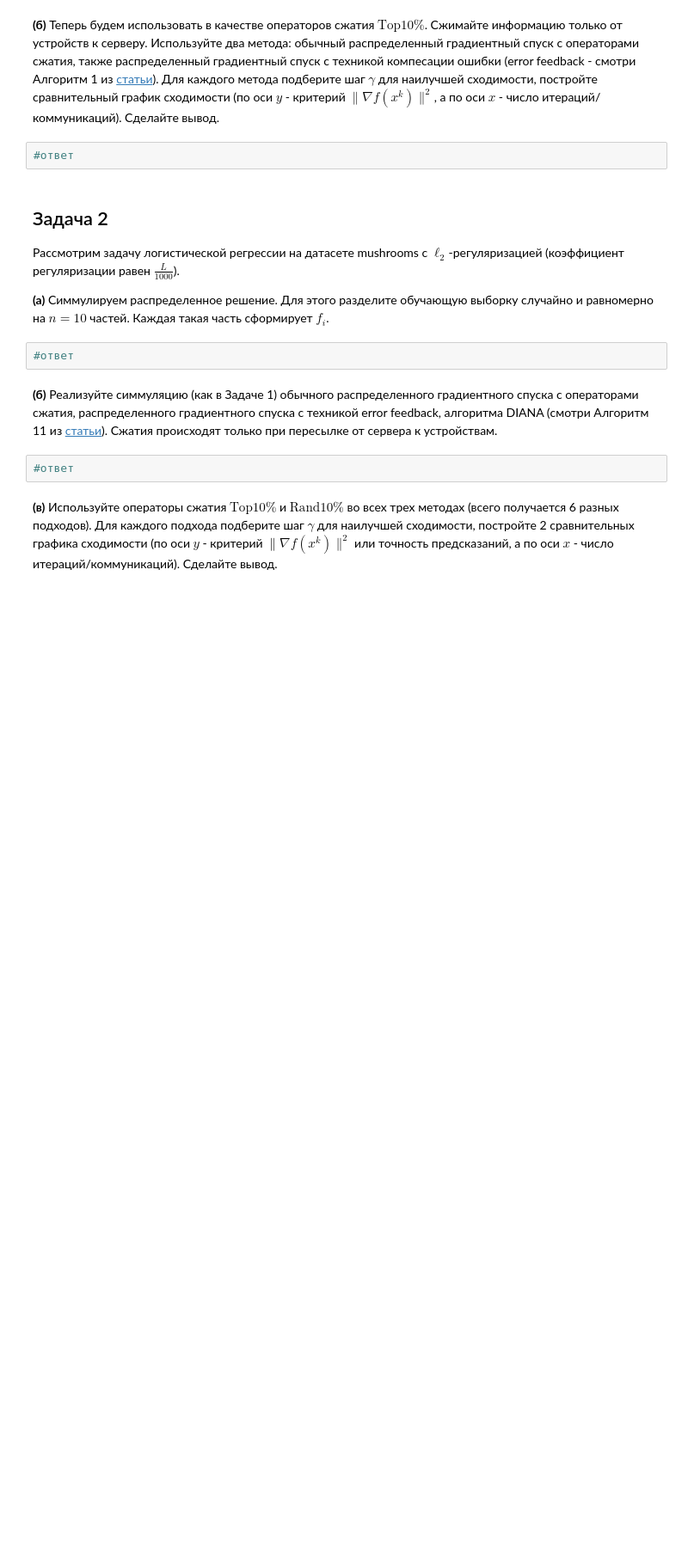
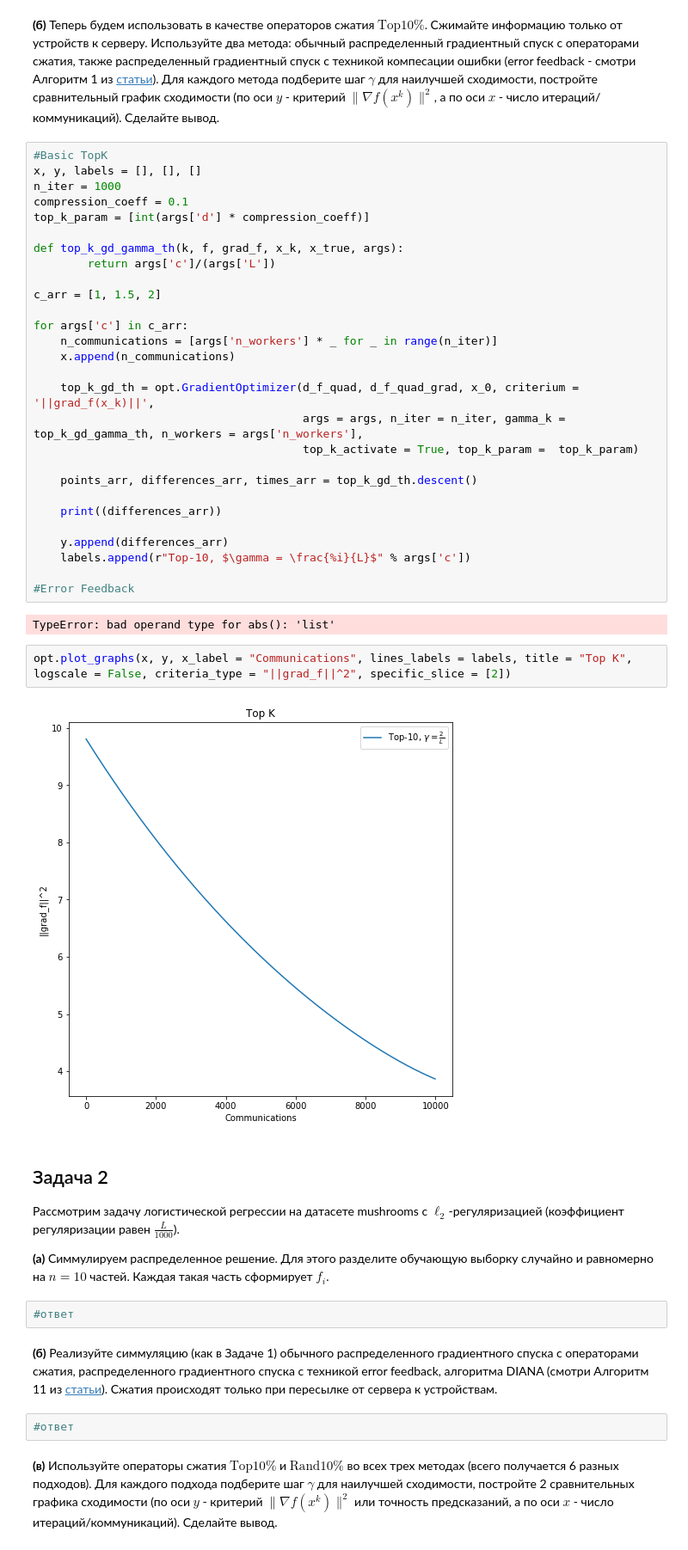
Before and after one commit to k2a07/MIPT-homeworks, a Jupyter notebook: Acharya_Kirill_Optimization_HW_7.ipynb, the cells around one changed output. Shown at 86% size. Cells and saved outputs as stored; diff of their text form; blank space fills up the shorter version.

```diff
--- a/Acharya_Kirill_Optimization_HW_7.ipynb
+++ b/Acharya_Kirill_Optimization_HW_7.ipynb
@@ -26,7 +90,39 @@ __(а)__ Для такой задачи симулируем распредел
 # %% [markdown]
 __(б)__ Теперь будем использовать в качестве операторов сжатия $\text{Top}10\%$. Сжимайте информацию только от устройств к серверу. Используйте два метода: обычный распределенный градиентный спуск с операторами сжатия, также распределенный градиентный спуск с техникой компесации ошибки (error feedback - смотри Алгоритм 1 из [статьи](https://arxiv.org/abs/2002.12410)). Для каждого метода подберите шаг $\gamma$ для наилучшей сходимости, постройте сравнительный график сходимости (по оси $y$ - критерий $\| \nabla f(x^k)\|^2$, а по оси $x$ - число итераций/коммуникаций). Сделайте вывод.
 # %%
-#ответ
+#Basic TopK
+x, y, labels = [], [], []
+n_iter = 1000
+compression_coeff = 0.1
+top_k_param = [int(args['d'] * compression_coeff)]
+
+def top_k_gd_gamma_th(k, f, grad_f, x_k, x_true, args):
+        return args['c']/(args['L'])
+
+c_arr = [1, 1.5, 2]
+
+for args['c'] in c_arr:
+    n_communications = [args['n_workers'] * _ for _ in range(n_iter)]
+    x.append(n_communications)
+
+    top_k_gd_th = opt.GradientOptimizer(d_f_quad, d_f_quad_grad, x_0, criterium = '||grad_f(x_k)||',
+                                        args = args, n_iter = n_iter, gamma_k = top_k_gd_gamma_th, n_workers = args['n_workers'],
+                                        top_k_activate = True, top_k_param =  top_k_param)
+
+    points_arr, differences_arr, times_arr = top_k_gd_th.descent()
+
+    print((differences_arr))
+
+    y.append(differences_arr)
+    labels.append(r"Top-10, $\gamma = \frac{%i}{L}$" % args['c'])
+
+#Error Feedback
+# %% [output]
+TypeError: bad operand type for abs(): 'list'
+# %%
+opt.plot_graphs(x, y, x_label = "Communications", lines_labels = labels, title = "Top K", logscale = False, criteria_type = "||grad_f||^2", specific_slice = [2])
+# %% [output]
+[figure, added]
 # %% [markdown]
 ## Задача 2
 
```
Also changed, not shown: parts of 5 cells of this notebook.
